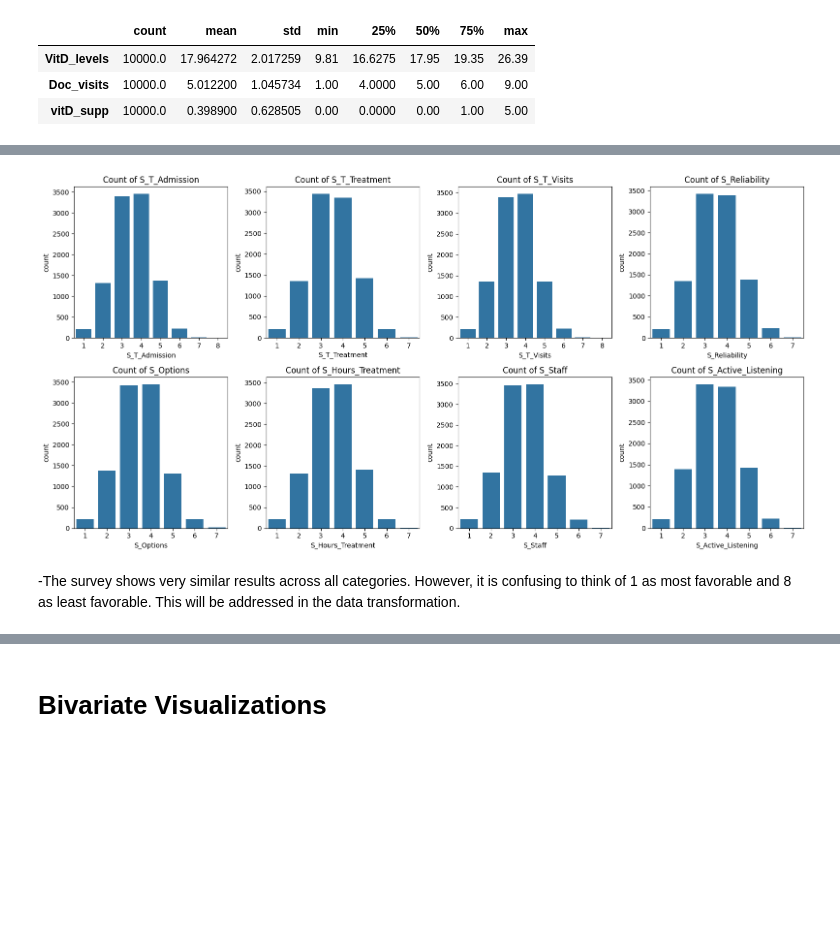
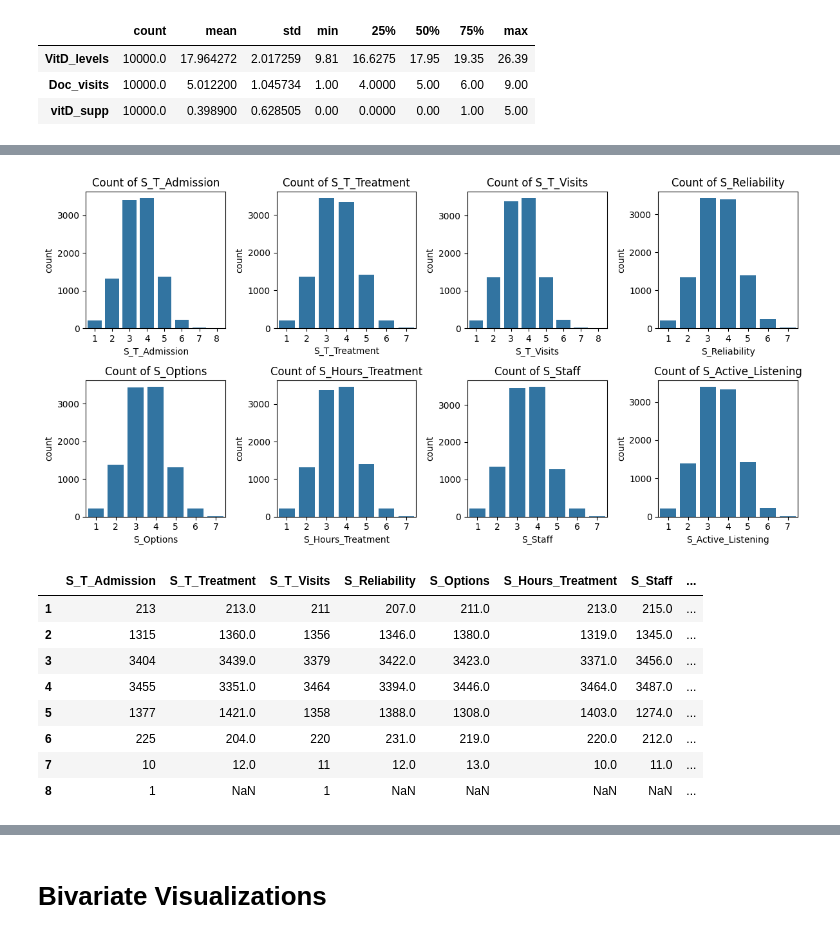
Before and after one commit to vertigoa/master, a Jupyter notebook: d208_task_1a.ipynb, the cells around one changed output, grey strips where cells are left out. Cells and saved outputs as stored; diff of their text form; code cells hidden in the pictures; blank space fills up the shorter version.

```diff
--- a/d208_task_1a.ipynb
+++ b/d208_task_1a.ipynb
@@ -342,7 +364,8 @@ final_cols = remaining_cols + ['Initial_days']
 # crerate final df with the proper column order
 df_reduced = df_medical[final_cols].copy()
 
-# display the dataframe
+# display the dataframe in full
+pd.set_option('display.max_columns', None)
 df_reduced
 # %% [output]
 |  | Area | Children | Age | Income | Marital | Gender | ReAdmis | VitD_levels | Doc_visits | vitD_supp | ... |
@@ -596,7 +642,7 @@ plt.show()
 # %%
 
 # 2 by 4 subplot grid
-fig, axes = plt.subplots(2, 4, figsize=(16, 8))
+fig, axes = plt.subplots(2, 4, figsize=(12, 6))
 
 # S_T_Admission
 sns.countplot(data=df, x='S_T_Admission', ax=axes[0, 0])
@@ -606,33 +652,43 @@ axes[0, 0].set_title('Count of S_T_Admission')
 sns.countplot(data=df, x='S_T_Treatment', ax=axes[0, 1])
 axes[0, 1].set_title('Count of S_T_Treatment')
 
 # S_T_Visits
 sns.countplot(data=df, x='S_T_Visits', ax=axes[0, 2])
 axes[0, 2].set_title('Count of S_T_Visits')
 
 # S_Reliability
 sns.countplot(data=df, x='S_Reliability', ax=axes[0, 3])
 axes[0, 3].set_title('Count of S_Reliability')
 
 # S_Options
 sns.countplot(data=df, x='S_Options', ax=axes[1, 0])
 axes[1, 0].set_title('Count of S_Options')
 
 # S_Hours_Treatment
 sns.countplot(data=df, x='S_Hours_Treatment', ax=axes[1, 1])
 axes[1, 1].set_title('Count of S_Hours_Treatment')
 
 # S_Staff
 sns.countplot(data=df, x='S_Staff', ax=axes[1, 2])
 axes[1, 2].set_title('Count of S_Staff')
 
 # S_Active_Listening
 sns.countplot(data=df, x='S_Active_Listening', ax=axes[1, 3])
 axes[1, 3].set_title('Count of S_Active_Listening')
 
 plt.tight_layout()
 plt.show()
+
+# value counts for the survey items
+df[['S_T_Admission', 'S_T_Treatment', 'S_T_Visits', 'S_Reliability', 'S_Options', 'S_Hours_Treatment', 'S_Staff', 'S_Active_Listening']].apply(pd.Series.value_counts)
 # %% [output]
-[figure, old version]
+[figure, new version]
+|  | S_T_Admission | S_T_Treatment | S_T_Visits | S_Reliability | S_Options | S_Hours_Treatment | S_Staff | ... |
+| 1 | 213 | 213.0 | 211 | 207.0 | 211.0 | 213.0 | 215.0 | ... |
+| 2 | 1315 | 1360.0 | 1356 | 1346.0 | 1380.0 | 1319.0 | 1345.0 | ... |
+| 3 | 3404 | 3439.0 | 3379 | 3422.0 | 3423.0 | 3371.0 | 3456.0 | ... |
+| 4 | 3455 | 3351.0 | 3464 | 3394.0 | 3446.0 | 3464.0 | 3487.0 | ... |
+| 5 | 1377 | 1421.0 | 1358 | 1388.0 | 1308.0 | 1403.0 | 1274.0 | ... |
+| 6 | 225 | 204.0 | 220 | 231.0 | 219.0 | 220.0 | 212.0 | ... |
+| 7 | 10 | 12.0 | 11 | 12.0 | 13.0 | 10.0 | 11.0 | ... |
+| 8 | 1 | NaN | 1 | NaN | NaN | NaN | NaN | ... |
-# %% [markdown]
--The survey shows very similar results across all categories. However, it is confusing to think of 1 as most favorable and 8 as least favorable. This will be addressed in the data  transformation.
```
Also changed, not shown: parts of 25 cells of this notebook.
